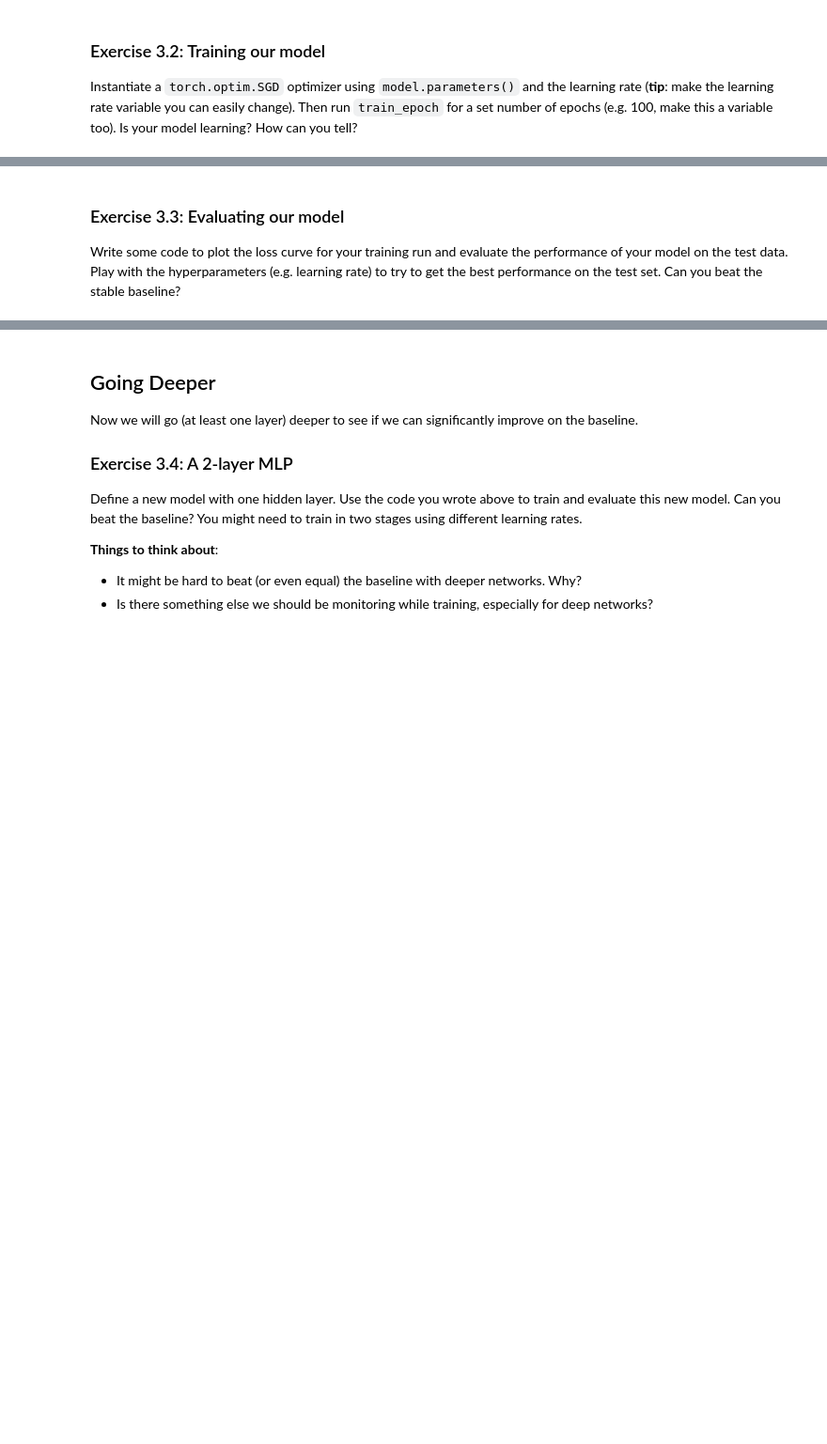
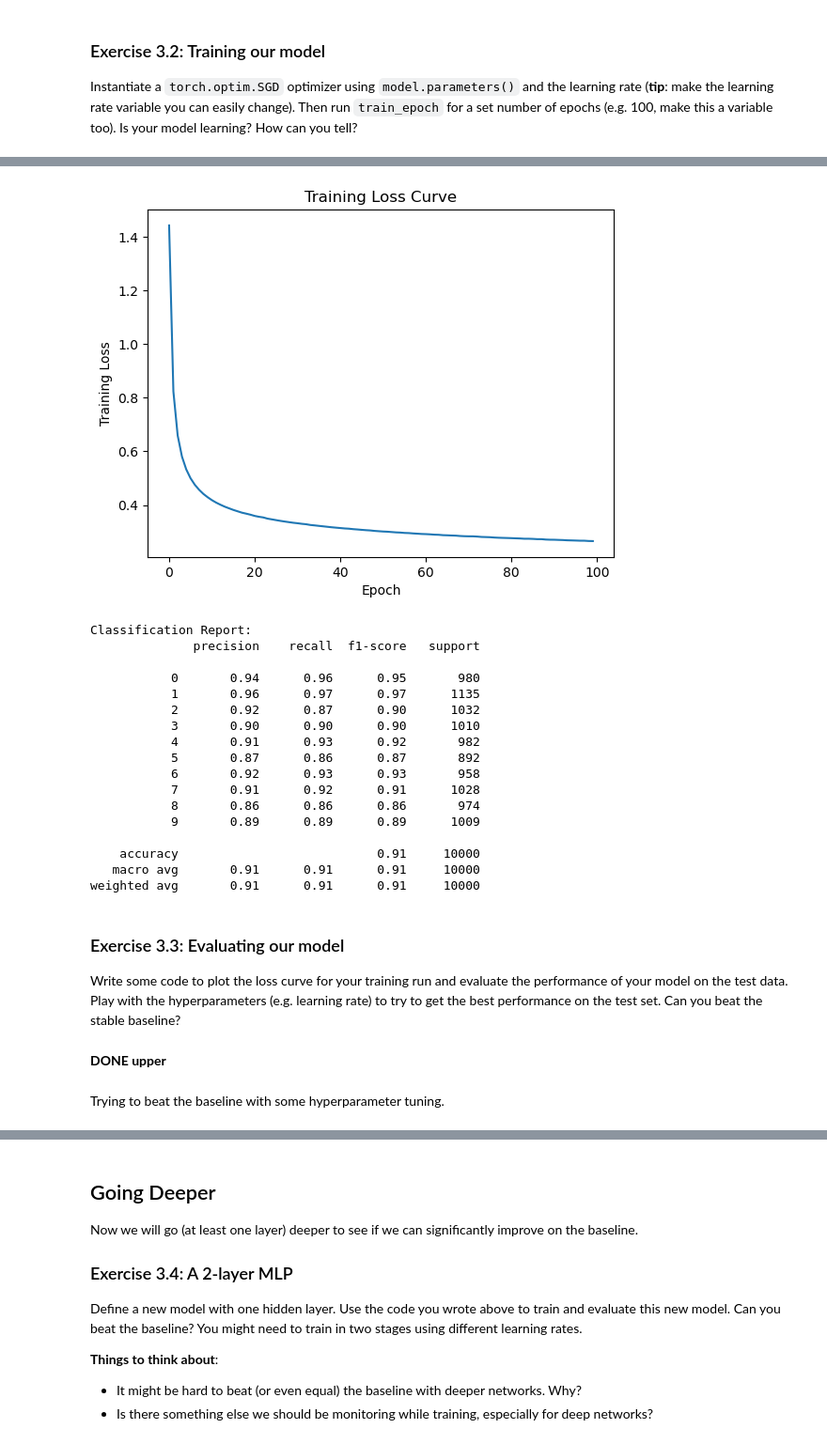
Before and after one commit to Pampaj7/FMLab, a Jupyter notebook: 4FML-Pampaloni-DeepLearning.ipynb, the cells around one changed output, grey strips where cells are left out. Shown at 94% size. Cells and saved outputs as stored; diff of their text form; code cells hidden in the pictures; blank space fills up the shorter version.

Commit message:
done lB 4 Missing comments

```diff
--- a/4FML-Pampaloni-DeepLearning.ipynb
+++ b/4FML-Pampaloni-DeepLearning.ipynb
@@ -111,5 +259,18 @@ Create a `DataLoader` for `ds_train` use a `batch_size` of about 16 or 32 to sta
 
 **EXTREMELY IMPORTANT**: Make sure you use `shuffle=True` in the constructor of your dataloader.
 # %%
-# Your code here.
 from torch.utils.data import DataLoader, TensorDataset
+
+batch_size = 32
+
+# Convert labels to long tensor to match the expected data type for classification
+ys_train_small = ys_train_small.long()
+
+# Create a DataLoader for training data
+dl_train = DataLoader(TensorDataset(Xs_train_2d, ys_train_small), batch_size=batch_size, shuffle=True)
+
+# Test the DataLoader using next(iter(dl_train))
+batch = next(iter(dl_train))
+print("Batch size:", len(batch))
+print("Features shape:", batch[0].shape)
+print("Labels shape:", batch[1].shape)
@@ -137,9 +314,10 @@ def train_epoch(model, dl, optimizer):
 
 Define a simple model that uses a **single** `torch.nn.Linear` layer followed by a `torch.nn.Softmax` to predict  the output probabilities for the ten classes.
 # %%
-# Define a fresh model.
+# Define a fresh model
 model = torch.nn.Sequential(
-    # Your code here.
+    torch.nn.Linear(784, 10),
+    torch.nn.LogSoftmax(dim=1)  # Specify dim=1 to apply LogSoftmax along the second dimension
 )
 # %% [markdown]
 ### Exercise 3.2: Training our model
@@ -149,0 +326,35 @@ Instantiate a `torch.optim.SGD` optimizer using `model.parameters()` and the lea
+# %%
+# Set the learning rate and number of epochs
+learning_rate = 0.001
+num_epochs = 100
+
+# Instantiate SGD optimizer
+optimizer = torch.optim.SGD(model.parameters(), lr=learning_rate)
+
+# Lists to store training loss over epochs
+train_loss_curve = []
+
+# Training loop
+for epoch in range(num_epochs):
+    # Train the model for one epoch
+    train_loss = train_epoch(model, dl_train, optimizer)
+
+    # Append the training loss to the curve
+    train_loss_curve.append(train_loss)
+
+    # Print training progress
+    if (epoch + 1) % 10 == 0:
+        print(f"Epoch {epoch + 1}/{num_epochs}, Training Loss: {train_loss}")
+
+# Plot the training loss curve
+plt.plot(train_loss_curve)
+plt.xlabel('Epoch')
+plt.ylabel('Training Loss')
+plt.title('Training Loss Curve')
+plt.show()
+
+# Evaluate the model on the test set
+predictions = torch.argmax(model(Xs_test_2d), dim=1)     ######!!!!
+print("Classification Report:")
+print(classification_report(ys_test, predictions))
+# %% [output]
@@ -150,4 +371,26 @@ Instantiate a `torch.optim.SGD` optimizer using `model.parameters()` and the lea
+[figure, added]
+Classification Report:
+              precision    recall  f1-score   support
+
+           0       0.94      0.96      0.95       980
+           1       0.96      0.97      0.97      1135
+           2       0.92      0.87      0.90      1032
+           3       0.90      0.90      0.90      1010
+           4       0.91      0.93      0.92       982
+           5       0.87      0.86      0.87       892
+           6       0.92      0.93      0.93       958
+           7       0.91      0.92      0.91      1028
+           8       0.86      0.86      0.86       974
+           9       0.89      0.89      0.89      1009
+
+    accuracy                           0.91     10000
+   macro avg       0.91      0.91      0.91     10000
+weighted avg       0.91      0.91      0.91     10000
 # %% [markdown]
 ### Exercise 3.3: Evaluating our model
 
 Write some code to plot the loss curve for your training run and evaluate the performance of your model on the test data. Play with the hyperparameters (e.g. learning rate) to try to get the best performance on the test set. Can you beat the stable baseline?
+# %% [markdown]
+**DONE upper**
+# %% [markdown]
+Trying to beat the baseline with some hyperparameter tuning.
```
Also changed, not shown: parts of 16 cells of this notebook, 2 other files.
